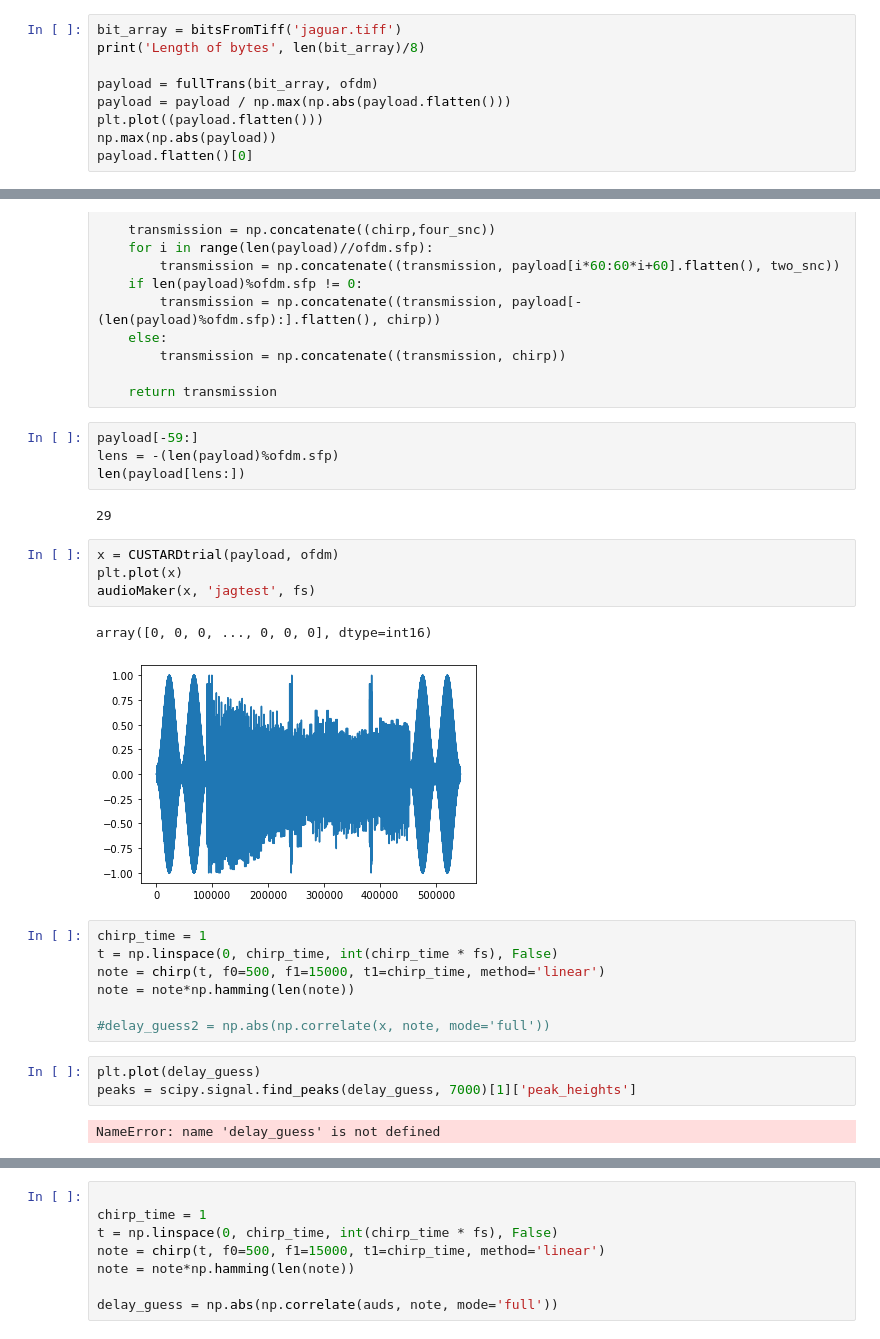
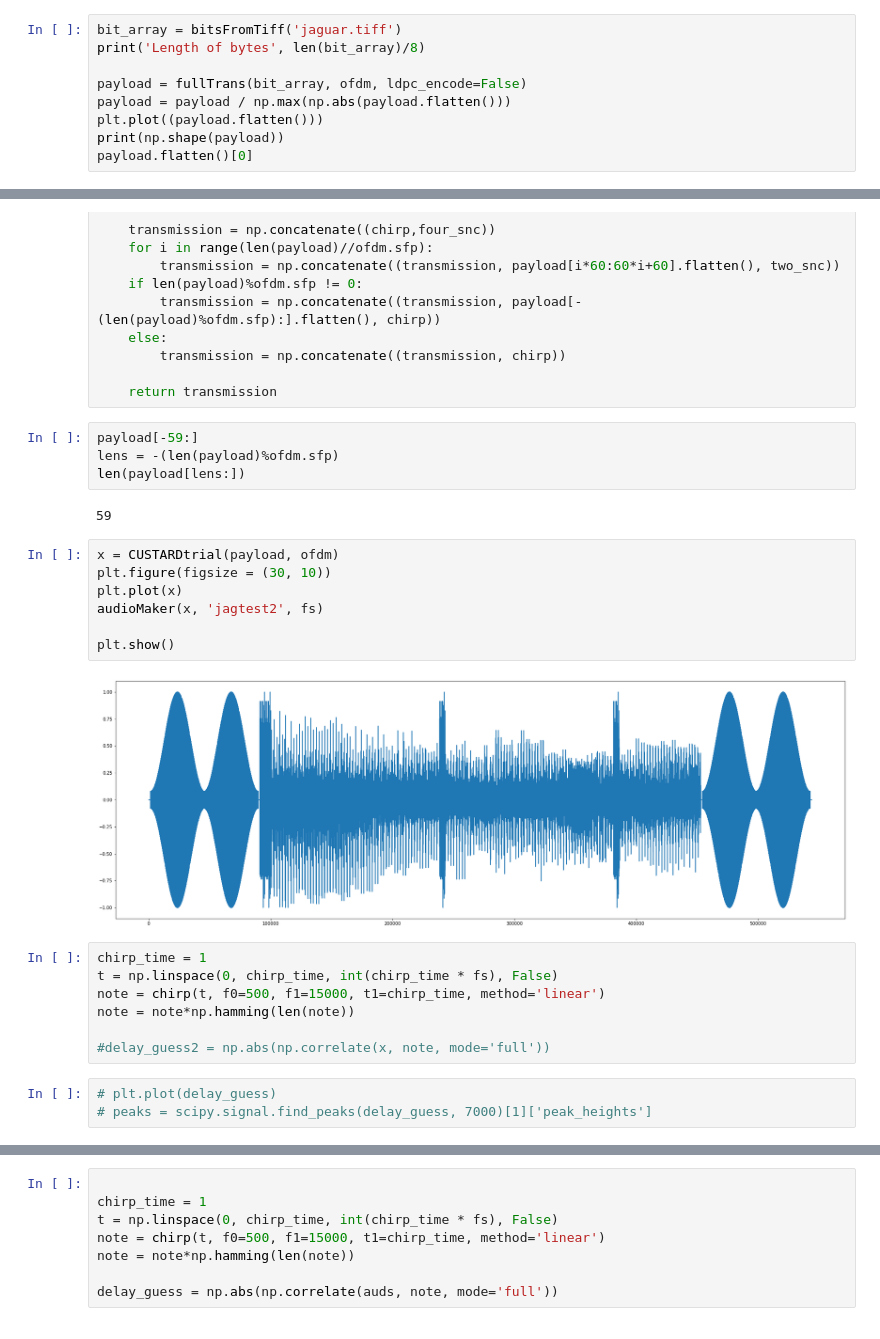
Before and after one commit to jks70/gf3_v2, a Jupyter notebook: finalframe.ipynb, the cells around one changed output, grey strips where cells are left out. Drawn from its saved outputs; the diff is of its cells as text.

```diff
--- a/finalframe.ipynb
+++ b/finalframe.ipynb
@@ -43,10 +43,10 @@ array([1.+1.j, 1.+1.j, 1.+1.j, 1.+1.j, 1.+1.j, 1.+1.j, 1.+1.j, 1.+1.j,
 bit_array = bitsFromTiff('jaguar.tiff')
 print('Length of bytes', len(bit_array)/8)
 
-payload = fullTrans(bit_array, ofdm)
+payload = fullTrans(bit_array, ofdm, ldpc_encode=False)
 payload = payload / np.max(np.abs(payload.flatten()))
 plt.plot((payload.flatten()))
-np.max(np.abs(payload))
+print(np.shape(payload))
 payload.flatten()[0]
 # %% [output]
 Length of bytes 26800.0
@@ -93,14 +94,16 @@ payload[-59:]
 lens = -(len(payload)%ofdm.sfp)
 len(payload[lens:])
 # %% [output]
-29
+59
 # %%
 x = CUSTARDtrial(payload, ofdm)
+plt.figure(figsize = (30, 10))
 plt.plot(x)
-audioMaker(x, 'jagtest', fs)
+audioMaker(x, 'jagtest2', fs)
+
+plt.show()
 # %% [output]
-array([0, 0, 0, ..., 0, 0, 0], dtype=int16)
-[figure, old version]
+[figure, new version]
 # %%
 chirp_time = 1
 t = np.linspace(0, chirp_time, int(chirp_time * fs), False)
@@ -109,10 +112,8 @@ note = note*np.hamming(len(note))
 
 #delay_guess2 = np.abs(np.correlate(x, note, mode='full'))
 # %%
-plt.plot(delay_guess)
-peaks = scipy.signal.find_peaks(delay_guess, 7000)[1]['peak_heights']
+# plt.plot(delay_guess)
+# peaks = scipy.signal.find_peaks(delay_guess, 7000)[1]['peak_heights']
-# %% [output]
-NameError: name 'delay_guess' is not defined
 # %%
 
 plt.plot(x)
```
Also changed, not shown: parts of 21 cells of this notebook, 2 other files.
